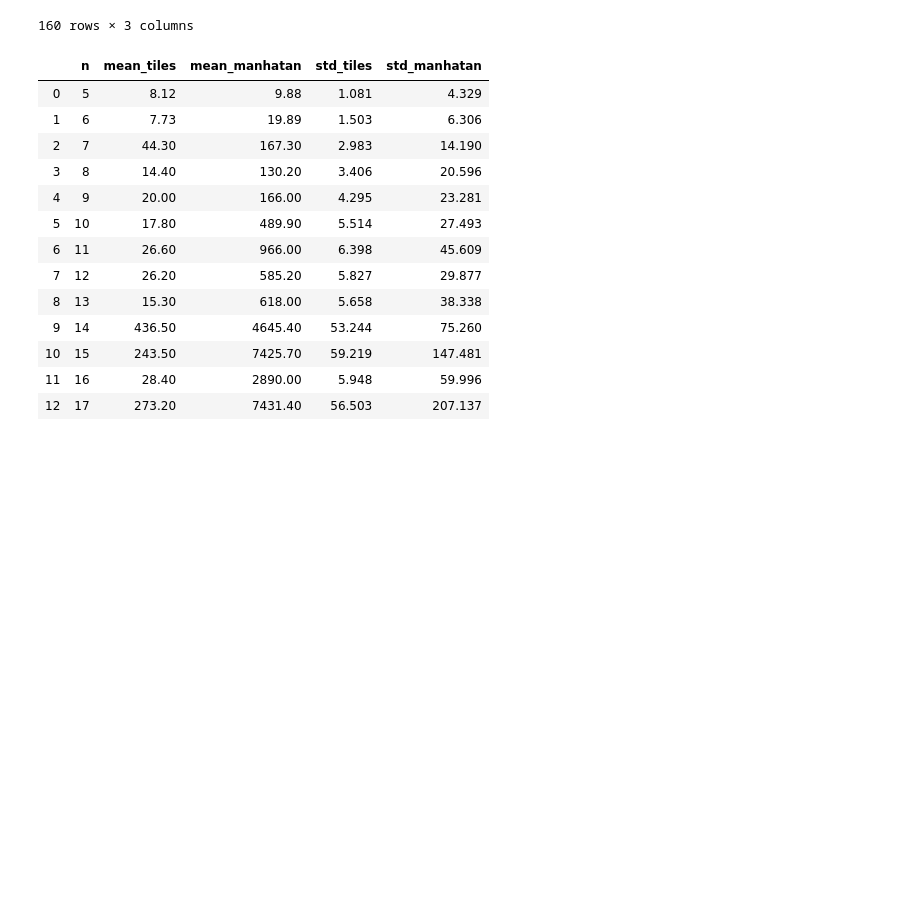
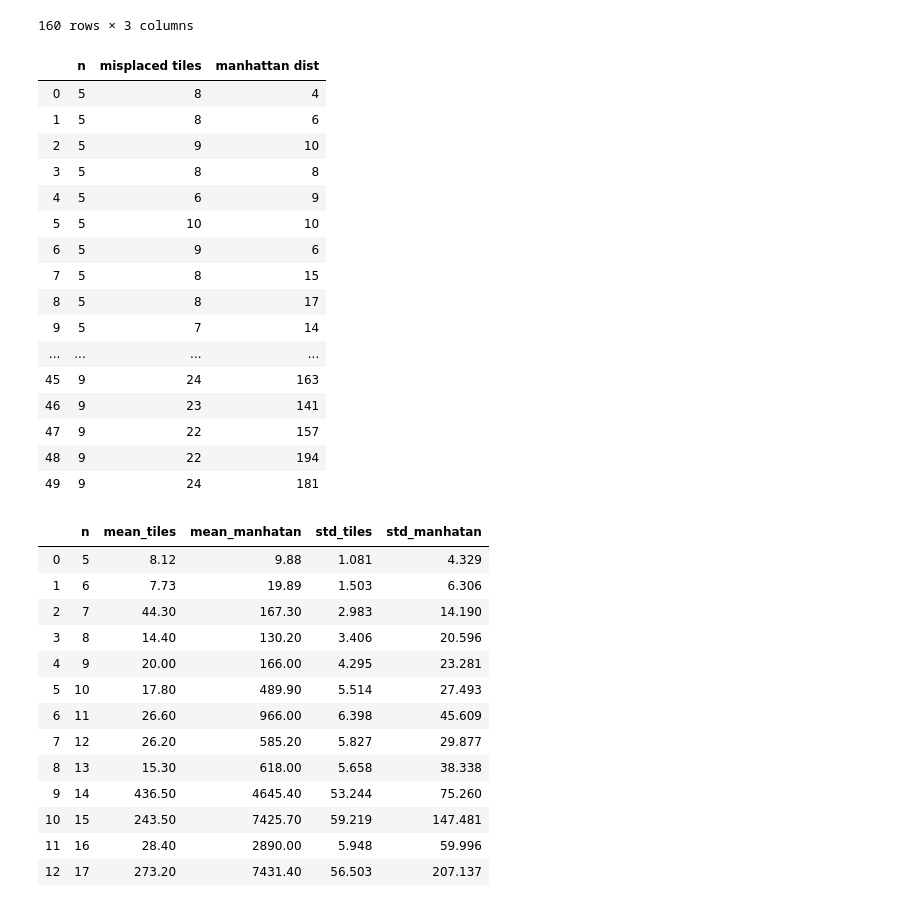
Before and after one commit to chamikasudusinghe/nocml, a Jupyter notebook: puzzle/fft-r1-model.ipynb, the cells around one changed output. Drawn from its saved outputs; the diff is of its cells as text; code cells hidden in the pictures; blank space fills up the shorter version.

```diff
--- a/puzzle/fft-r1-model.ipynb
+++ b/puzzle/fft-r1-model.ipynb
@@ -31,6 +31,26 @@ df
 | 158 | 20 | 13 | 2950 |
 | 159 | 20 | 36 | 2901 |
 160 rows × 3 columns
+# %%
+df.head(50)
+# %% [output]
+|  | n | misplaced tiles | manhattan dist |
+| 0 | 5 | 8 | 4 |
+| 1 | 5 | 8 | 6 |
+| 2 | 5 | 9 | 10 |
+| 3 | 5 | 8 | 8 |
+| 4 | 5 | 6 | 9 |
+| 5 | 5 | 10 | 10 |
+| 6 | 5 | 9 | 6 |
+| 7 | 5 | 8 | 15 |
+| 8 | 5 | 8 | 17 |
+| 9 | 5 | 7 | 14 |
+| ... | ... | ... | ... |
+| 45 | 9 | 24 | 163 |
+| 46 | 9 | 23 | 141 |
+| 47 | 9 | 22 | 157 |
+| 48 | 9 | 22 | 194 |
+| 49 | 9 | 24 | 181 |
 # %%
 dfms
 # %% [output]
```
Also changed, not shown: parts of 2 cells of this notebook.
